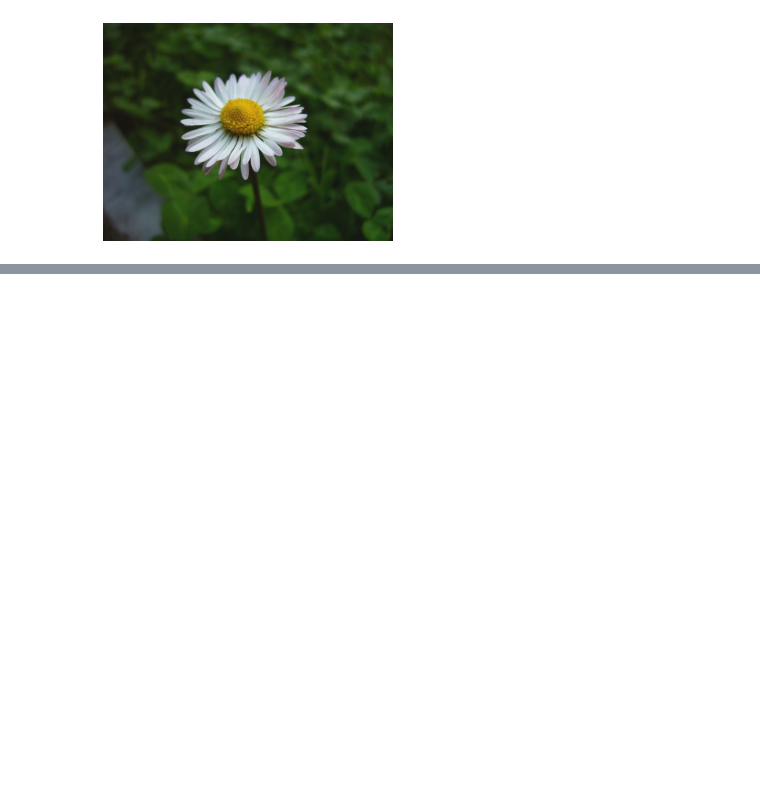
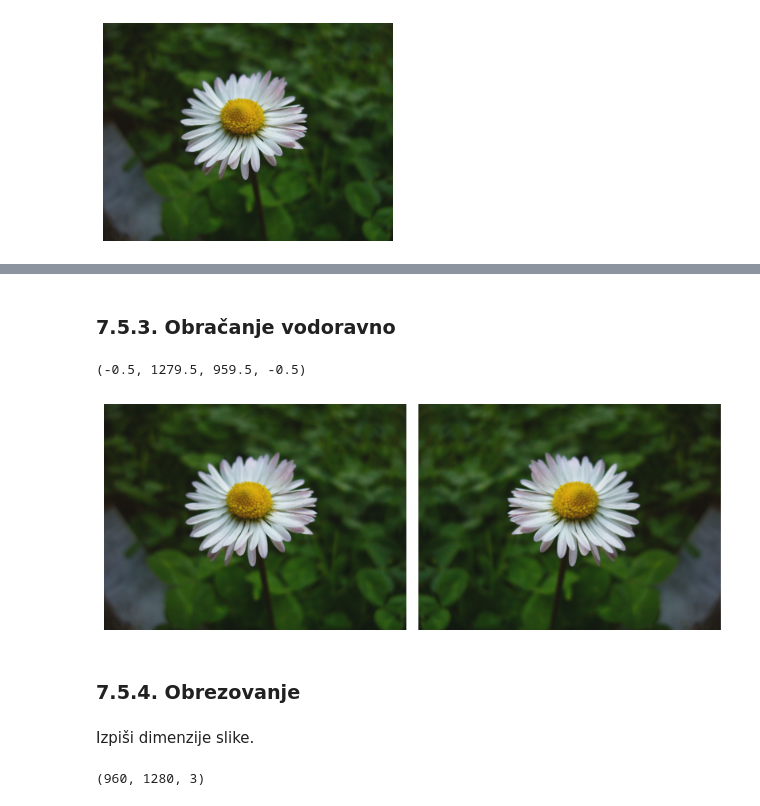
Before and after one commit to VALENCEML/eBOOK, a Jupyter notebook: SL/07_data_prep_slo.ipynb, the cells around one changed output, grey strips where cells are left out. Cells and saved outputs as stored; diff of their text form; code cells hidden in the pictures; blank space fills up the shorter version.

```diff
--- a/SL/07_data_prep_slo.ipynb
+++ b/SL/07_data_prep_slo.ipynb
@@ -183,0 +489,22 @@ plt.axis('off')
+# %% [markdown]
+### 7.5.3. Obračanje vodoravno
+# %%
+augmentation3=np.fliplr(image)
+fig=plt.figure(tight_layout='auto', figsize=(8,4))
+fig.add_subplot(121)
+plt.imshow(image)
+plt.axis('off')
+fig.add_subplot(122)
+plt.imshow(augmentation3)
+plt.axis('off')
+# %% [output]
+(-0.5, 1279.5, 959.5, -0.5)
+[figure, added]
+# %% [markdown]
+### 7.5.4. Obrezovanje
+# %% [markdown]
+Izpiši dimenzije slike.
+# %%
+image.shape
+# %% [output]
+(960, 1280, 3)
```
Also changed, not shown: parts of 95 cells of this notebook.
